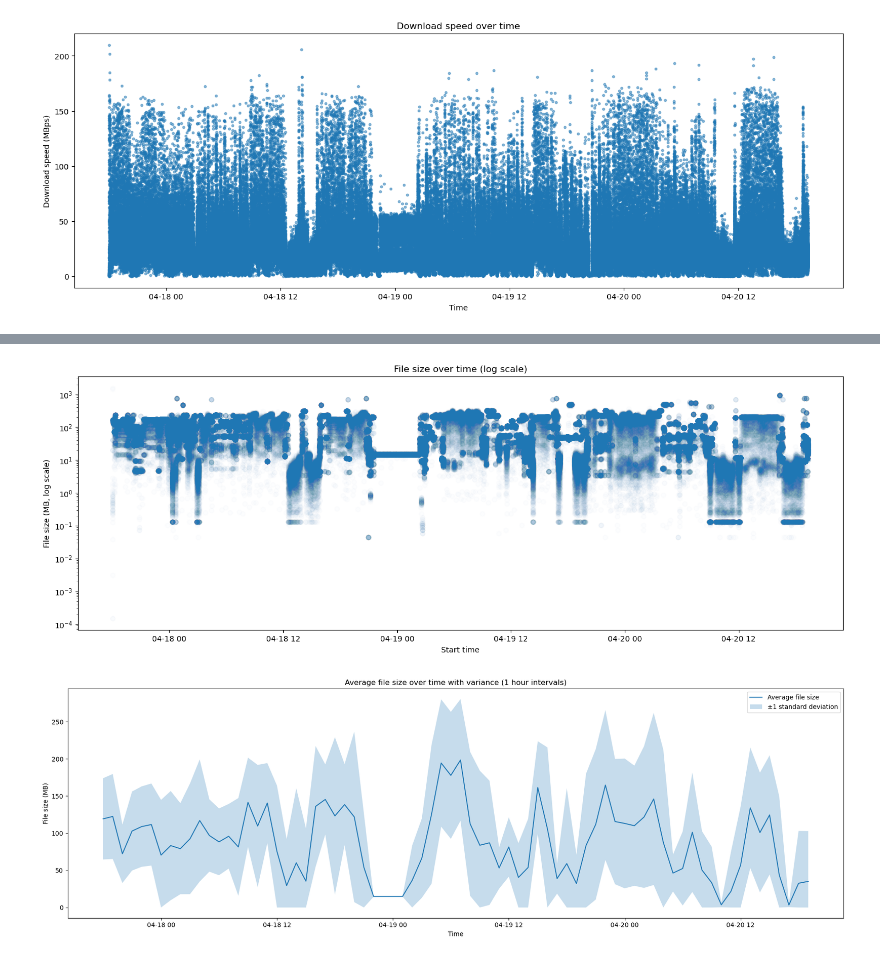
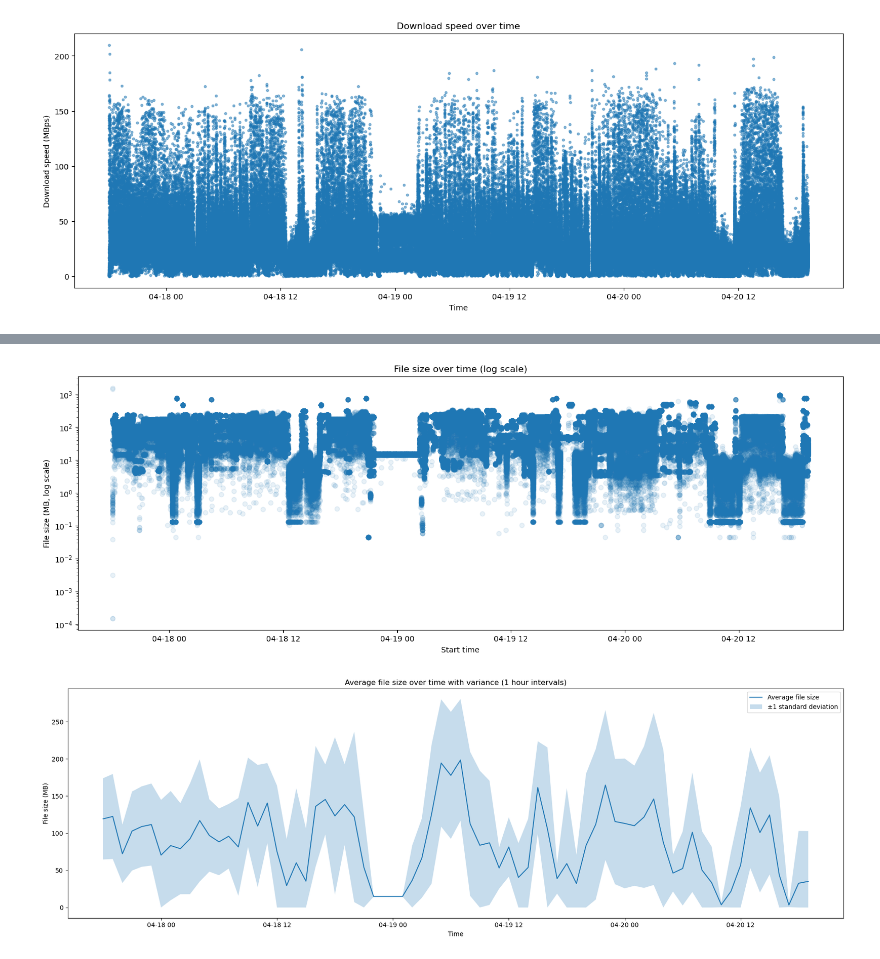
Before and after one commit to FZU-AV-CR/Repo-Tools, a Jupyter notebook: download/delphi/stats.ipynb, the cells around one changed output, grey strips where cells are left out. Drawn from its saved outputs; the diff is of its cells as text; code cells hidden in the pictures.

```diff
--- a/download/delphi/stats.ipynb
+++ b/download/delphi/stats.ipynb
@@ -262,15 +265,15 @@ Last 5 hours by total download speed (GBph):
 # %%
 # Plot each file start time vs file size, with logarithmic y-axis
 plt.figure(figsize=(18, 6))
-plt.scatter(df['start_time'], df['bytes'] / (1024**2), alpha=0.01)
+plt.scatter(df['start_time'], df['bytes'] / (1024**2), alpha=0.1)
 plt.yscale('log')
 plt.xlabel('Start time')
 plt.ylabel('File size (MB, log scale)')
 plt.title('File size over time (log scale)')
 # plt.savefig('../../figs/file_size_over_time_log.png', bbox_inches='tight')
 plt.show()
 # %% [output]
-[figure, old version]
+[figure, new version]
 # %%
 # plot average file size over time with variance
 
```
Also changed, not shown: parts of 6 cells of this notebook, 5 other files.
